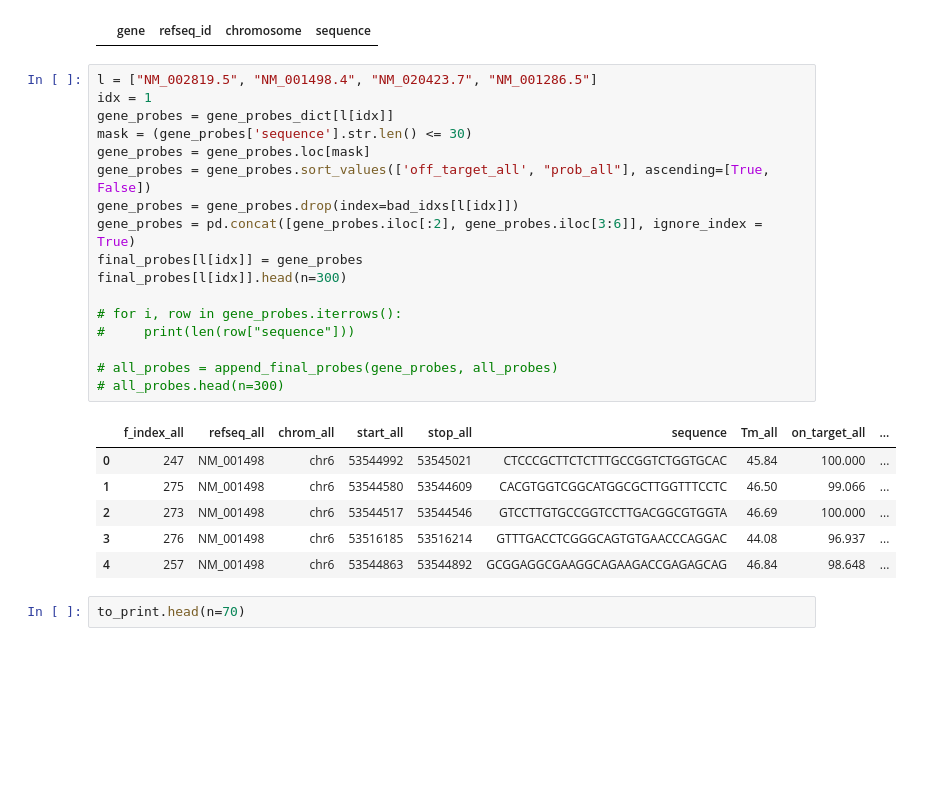
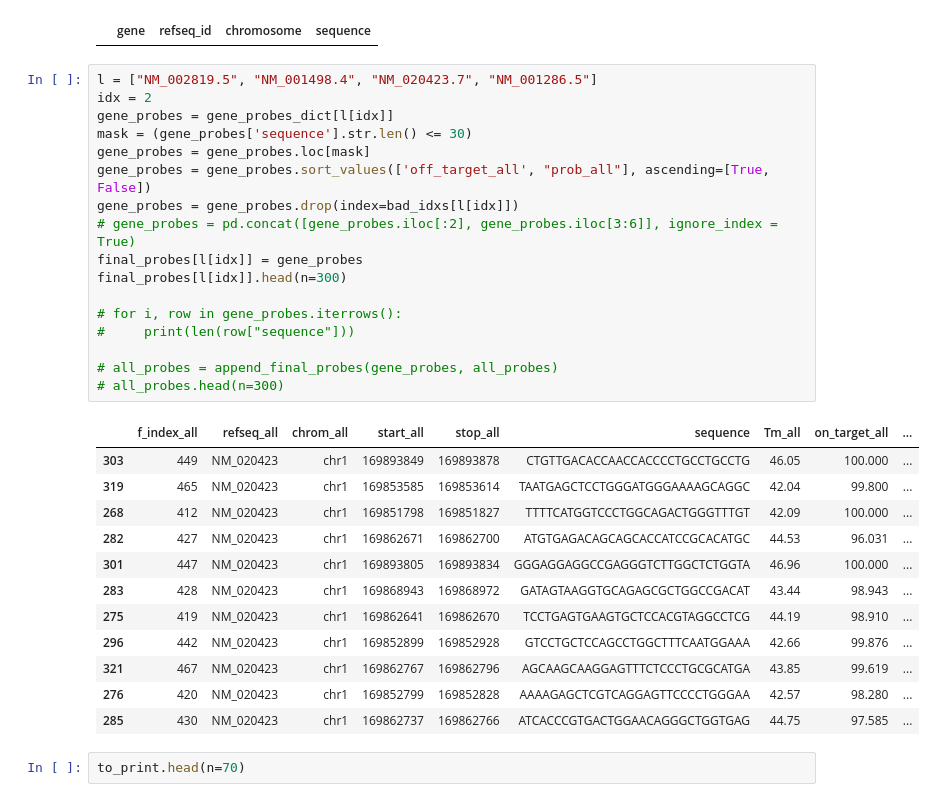
Before and after one commit to tanviganapathy/TG_SURF2023, a Jupyter notebook: AssembleProbeList.ipynb, the cells around one changed output. Cells and saved outputs as stored; diff of their text form; blank space fills up the shorter version.

Commit message:
Additional files for assembling final list of probes.

```diff
--- a/AssembleProbeList.ipynb
+++ b/AssembleProbeList.ipynb
@@ -112,28 +112,34 @@ all_probes.head(n=20)
 |  | gene | refseq_id | chromosome | sequence |
 # %%
 l = ["NM_002819.5", "NM_001498.4", "NM_020423.7", "NM_001286.5"]
-idx = 1
+idx = 2
 gene_probes = gene_probes_dict[l[idx]]
 mask = (gene_probes['sequence'].str.len() <= 30)
 gene_probes = gene_probes.loc[mask]
 gene_probes = gene_probes.sort_values(['off_target_all', "prob_all"], ascending=[True, False])
 gene_probes = gene_probes.drop(index=bad_idxs[l[idx]])
-gene_probes = pd.concat([gene_probes.iloc[:2], gene_probes.iloc[3:6]], ignore_index = True)
+# gene_probes = pd.concat([gene_probes.iloc[:2], gene_probes.iloc[3:6]], ignore_index = True)
 final_probes[l[idx]] = gene_probes
 final_probes[l[idx]].head(n=300)
 
 # for i, row in gene_probes.iterrows():
 #     print(len(row["sequence"]))
 
 # all_probes = append_final_probes(gene_probes, all_probes)
 # all_probes.head(n=300)
 # %% [output]
 |  | f_index_all | refseq_all | chrom_all | start_all | stop_all | sequence | Tm_all | on_target_all | ... |
-| 0 | 247 | NM_001498 | chr6 | 53544992 | 53545021 | CTCCCGCTTCTCTTTGCCGGTCTGGTGCAC | 45.84 | 100.000 | ... |
-| 1 | 275 | NM_001498 | chr6 | 53544580 | 53544609 | CACGTGGTCGGCATGGCGCTTGGTTTCCTC | 46.50 | 99.066 | ... |
-| 2 | 273 | NM_001498 | chr6 | 53544517 | 53544546 | GTCCTTGTGCCGGTCCTTGACGGCGTGGTA | 46.69 | 100.000 | ... |
-| 3 | 276 | NM_001498 | chr6 | 53516185 | 53516214 | GTTTGACCTCGGGCAGTGTGAACCCAGGAC | 44.08 | 96.937 | ... |
-| 4 | 257 | NM_001498 | chr6 | 53544863 | 53544892 | GCGGAGGCGAAGGCAGAAGACCGAGAGCAG | 46.84 | 98.648 | ... |
+| 303 | 449 | NM_020423 | chr1 | 169893849 | 169893878 | CTGTTGACACCAACCACCCCTGCCTGCCTG | 46.05 | 100.000 | ... |
+| 319 | 465 | NM_020423 | chr1 | 169853585 | 169853614 | TAATGAGCTCCTGGGATGGGAAAAGCAGGC | 42.04 | 99.800 | ... |
+| 268 | 412 | NM_020423 | chr1 | 169851798 | 169851827 | TTTTCATGGTCCCTGGCAGACTGGGTTTGT | 42.09 | 100.000 | ... |
+| 282 | 427 | NM_020423 | chr1 | 169862671 | 169862700 | ATGTGAGACAGCAGCACCATCCGCACATGC | 44.53 | 96.031 | ... |
+| 301 | 447 | NM_020423 | chr1 | 169893805 | 169893834 | GGGAGGAGGCCGAGGGTCTTGGCTCTGGTA | 46.96 | 100.000 | ... |
+| 283 | 428 | NM_020423 | chr1 | 169868943 | 169868972 | GATAGTAAGGTGCAGAGCGCTGGCCGACAT | 43.44 | 98.943 | ... |
+| 275 | 419 | NM_020423 | chr1 | 169862641 | 169862670 | TCCTGAGTGAAGTGCTCCACGTAGGCCTCG | 44.19 | 98.910 | ... |
+| 296 | 442 | NM_020423 | chr1 | 169852899 | 169852928 | GTCCTGCTCCAGCCTGGCTTTCAATGGAAA | 42.66 | 99.876 | ... |
+| 321 | 467 | NM_020423 | chr1 | 169862767 | 169862796 | AGCAAGCAAGGAGTTTCTCCCTGCGCATGA | 43.85 | 99.619 | ... |
+| 276 | 420 | NM_020423 | chr1 | 169852799 | 169852828 | AAAAGAGCTCGTCAGGAGTTCCCCTGGGAA | 42.57 | 98.280 | ... |
+| 285 | 430 | NM_020423 | chr1 | 169862737 | 169862766 | ATCACCCGTGACTGGAACAGGGCTGGTGAG | 44.75 | 97.585 | ... |
 # %%
 to_print.head(n=70)
 # %% [output]
```
Also changed, not shown: parts of 4 cells of this notebook, 5 other files.
